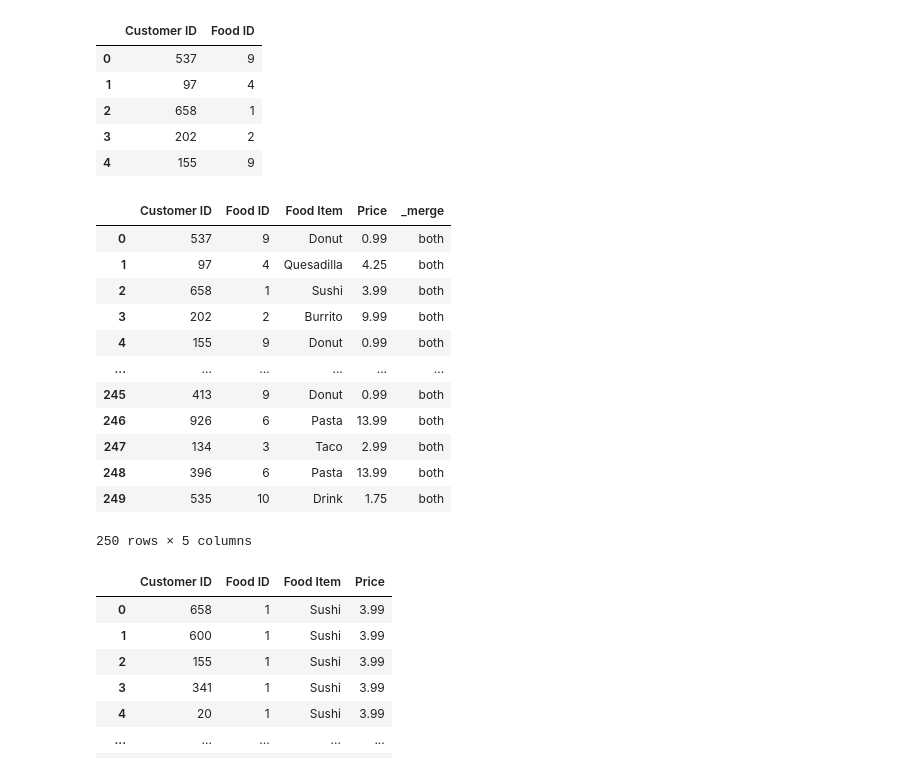
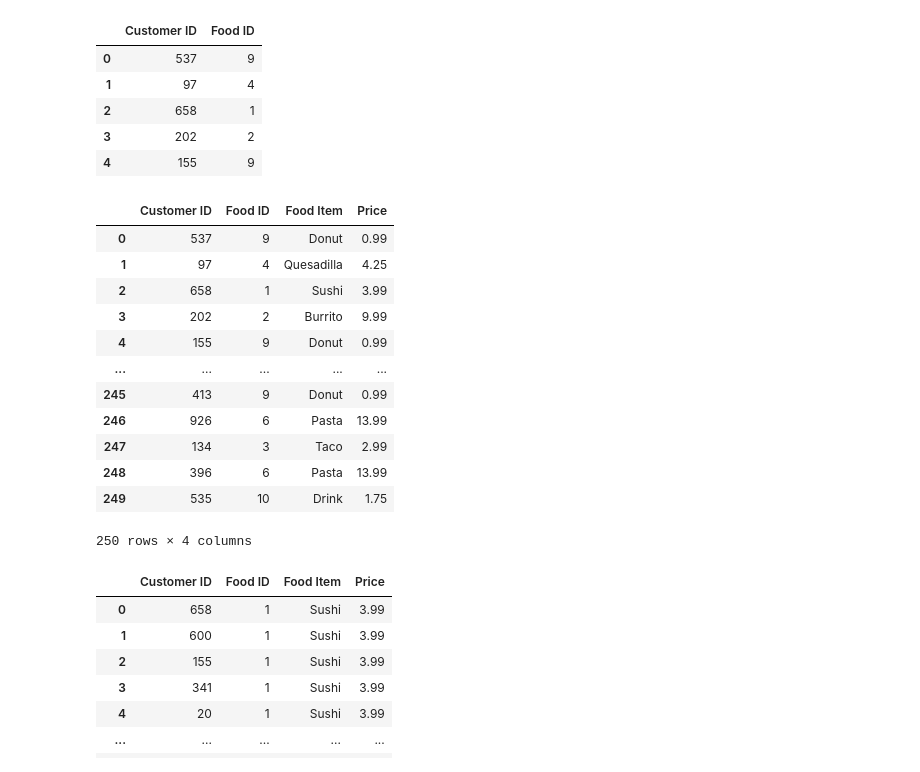
Before and after one commit to selfstarter39/ml_ds, a Jupyter notebook: data_wrangling/merge-pandas.ipynb, the cells around one changed output. Cells and saved outputs as stored; diff of their text form; code cells hidden in the pictures.

Commit message:
Added more details for merge operations

```diff
--- a/data_wrangling/merge-pandas.ipynb
+++ b/data_wrangling/merge-pandas.ipynb
@@ -472,21 +472,21 @@ week1.head()
 | 3 | 202 | 2 |
 | 4 | 155 | 9 |
 # %%
-week1.merge(food,how = "left", on = ["Food ID"],indicator=True)
+week1.merge(food,how = "left", on = ["Food ID"])
 # %% [output]
-|  | Customer ID | Food ID | Food Item | Price | _merge |
-| 0 | 537 | 9 | Donut | 0.99 | both |
-| 1 | 97 | 4 | Quesadilla | 4.25 | both |
-| 2 | 658 | 1 | Sushi | 3.99 | both |
-| 3 | 202 | 2 | Burrito | 9.99 | both |
-| 4 | 155 | 9 | Donut | 0.99 | both |
-| ... | ... | ... | ... | ... | ... |
-| 245 | 413 | 9 | Donut | 0.99 | both |
-| 246 | 926 | 6 | Pasta | 13.99 | both |
-| 247 | 134 | 3 | Taco | 2.99 | both |
-| 248 | 396 | 6 | Pasta | 13.99 | both |
-| 249 | 535 | 10 | Drink | 1.75 | both |
+|  | Customer ID | Food ID | Food Item | Price |
+| 0 | 537 | 9 | Donut | 0.99 |
+| 1 | 97 | 4 | Quesadilla | 4.25 |
+| 2 | 658 | 1 | Sushi | 3.99 |
+| 3 | 202 | 2 | Burrito | 9.99 |
+| 4 | 155 | 9 | Donut | 0.99 |
+| ... | ... | ... | ... | ... |
+| 245 | 413 | 9 | Donut | 0.99 |
+| 246 | 926 | 6 | Pasta | 13.99 |
+| 247 | 134 | 3 | Taco | 2.99 |
+| 248 | 396 | 6 | Pasta | 13.99 |
+| 249 | 535 | 10 | Drink | 1.75 |
-250 rows × 5 columns
+250 rows × 4 columns
 # %%
 # Sorting the values
 week1.merge(food,how = "left", on = ["Food ID"],sort=True)
```
Also changed, not shown: parts of 9 cells of this notebook.
